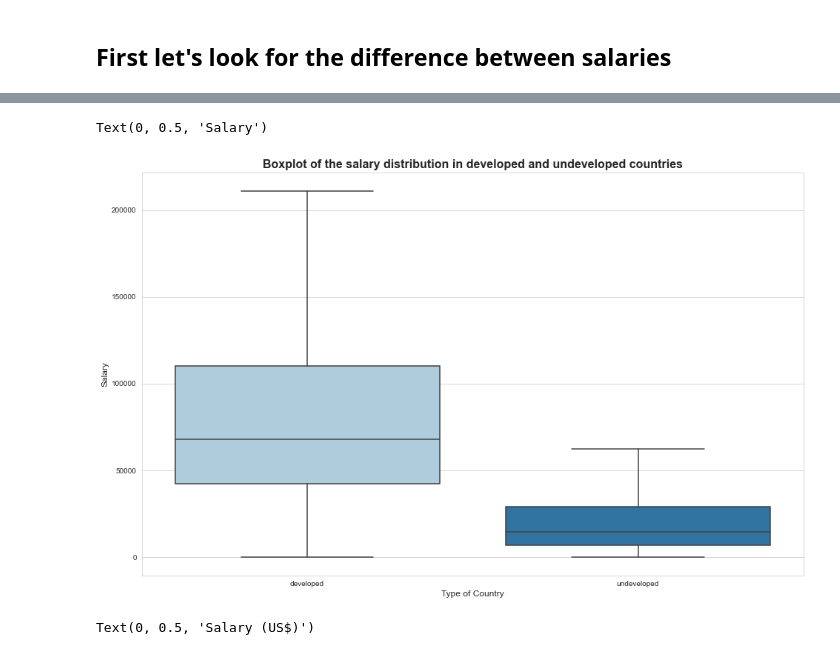
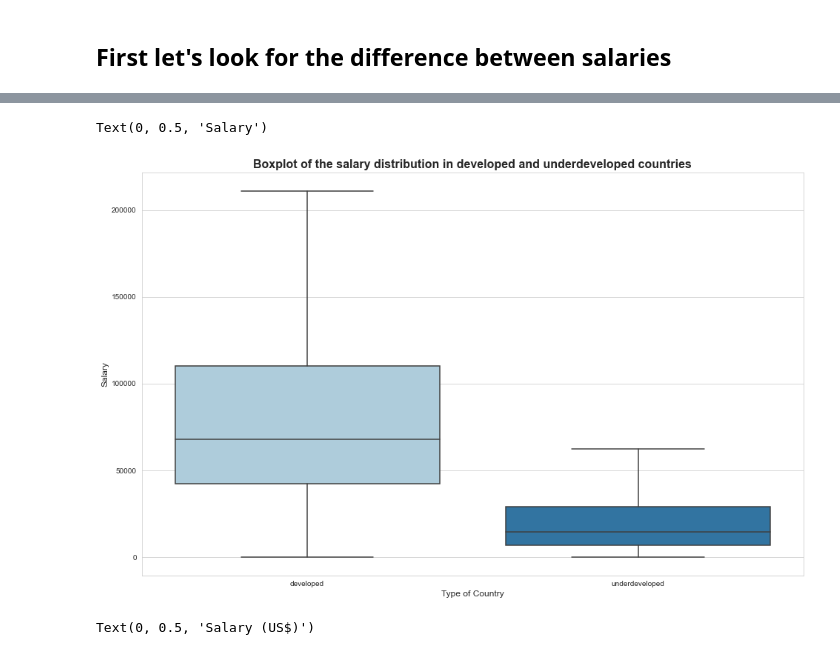
Before and after one commit to leandrominer85/Stack_Overflow_survey, a Jupyter notebook: Stack_Overflow_2020_Survey.ipynb, the cells around one changed output, grey strips where cells are left out. Drawn from its saved outputs; the diff is of its cells as text; code cells hidden in the pictures.

```diff
--- a/Stack_Overflow_2020_Survey.ipynb
+++ b/Stack_Overflow_2020_Survey.ipynb
@@ -301,4 +301,3 @@ pd.DataFrame(data= [df_dev.ConvertedComp.describe(), df_undev.ConvertedComp.desc
 # %%
 #Creating a new column in the salary df to use in the boxplot
-df_salary["HDI"] = np.where(df_salary['Country'].isin(list_idh), "developed", 'undeveloped')
-df_salary.HDI
+df_salary["HDI"] = np.where(df_salary['Country'].isin(list_idh), "developed", 'underdeveloped')
@@ -318,16 +304,16 @@ Name: HDI, Length: 34756, dtype: object
 # %%
 # creating the boxplot
 fig = plt.gcf()
 fig.set_size_inches( 16, 10)
 
-plt.title("Boxplot of the salary distribution in developed and undeveloped countries",fontsize= 16, fontweight='bold' )
+plt.title("Boxplot of the salary distribution in developed and underdeveloped countries",fontsize= 16, fontweight='bold' )
 ax = sns.boxplot(y= df_salary["ConvertedComp"],showfliers = False, x=df_salary.HDI)
 
 ax.set_xlabel("Type of Country",fontsize=12)
 ax.set_ylabel("Salary",fontsize=12)
 # %% [output]
 Text(0, 0.5, 'Salary')
-[figure, old version]
+[figure, new version]
 # %%
 # Analysing the boxplots individually
 fig = plt.gcf()
```
Also changed, not shown: parts of 27 cells of this notebook.
